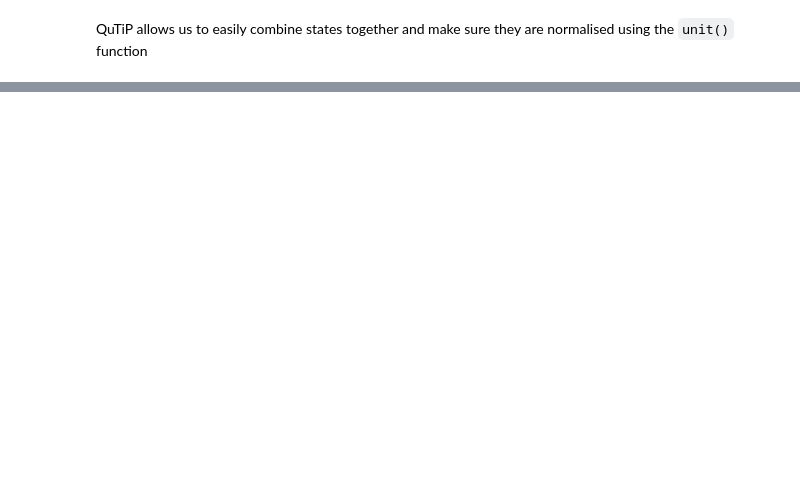
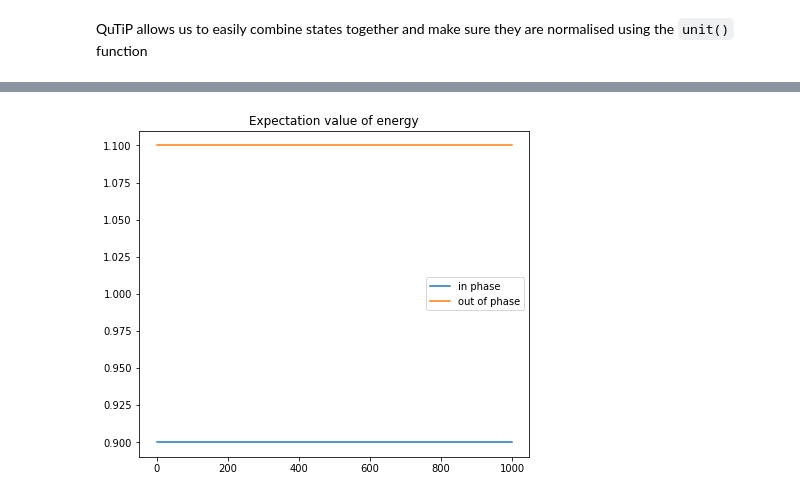
Before and after one commit to project-ida/two-state-quantum-systems, a Jupyter notebook: 01-an-isolated-two-state-system.ipynb, the cells around one changed output, grey strips where cells are left out. Saved outputs shown, nothing was run; the diff lists cells and outputs as text; code cells hidden in the pictures; blank space fills up the shorter version.

```diff
--- a/01-an-isolated-two-state-system.ipynb
+++ b/01-an-isolated-two-state-system.ipynb
@@ -197,0 +222,11 @@ df_coupled_in_phase.plot(title="Amplitudes Re($\psi$)", ax=axes[0]);
+# %%
+result_in_phase = sesolve(H, in_phase, times, [H])
+result_out_phase = sesolve(H, out_phase, times, [H])
+# %%
+plt.figure(figsize=(7,6))
+plt.title("Expectation value of energy")
+plt.plot(result_in_phase.expect[0], label="in phase")
+plt.plot(result_out_phase.expect[0], label="out of phase")
+plt.legend();
+# %% [output]
+[figure, added]
```
Also changed, not shown: parts of 15 cells of this notebook.
